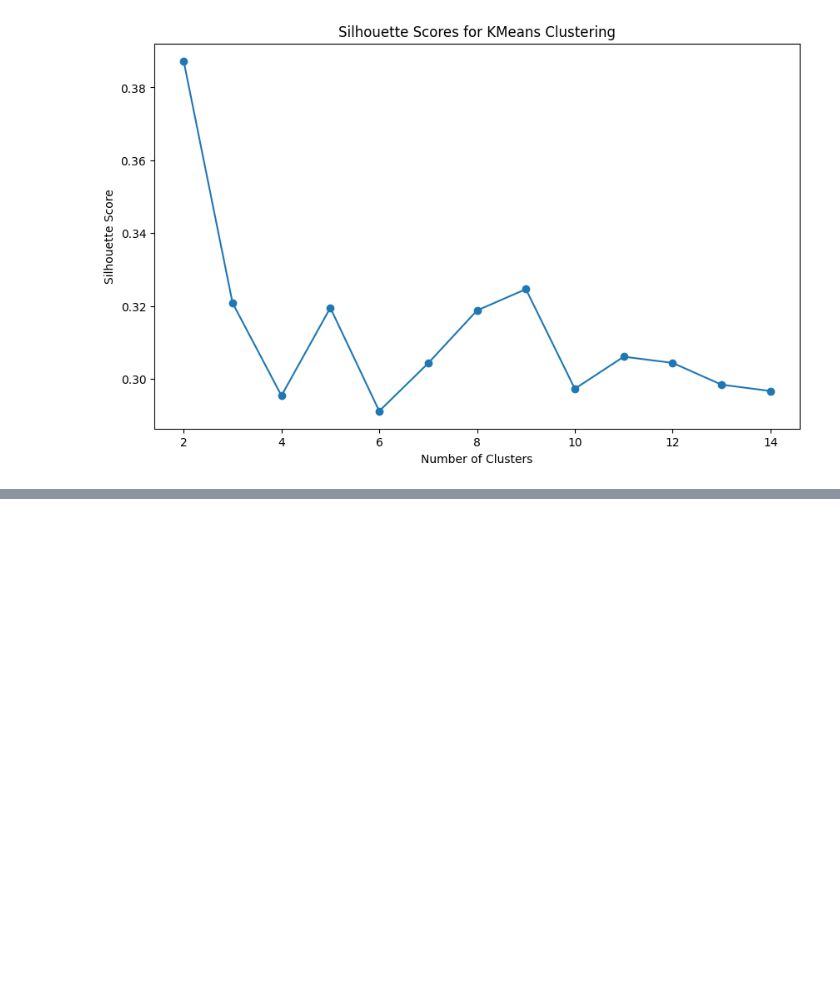
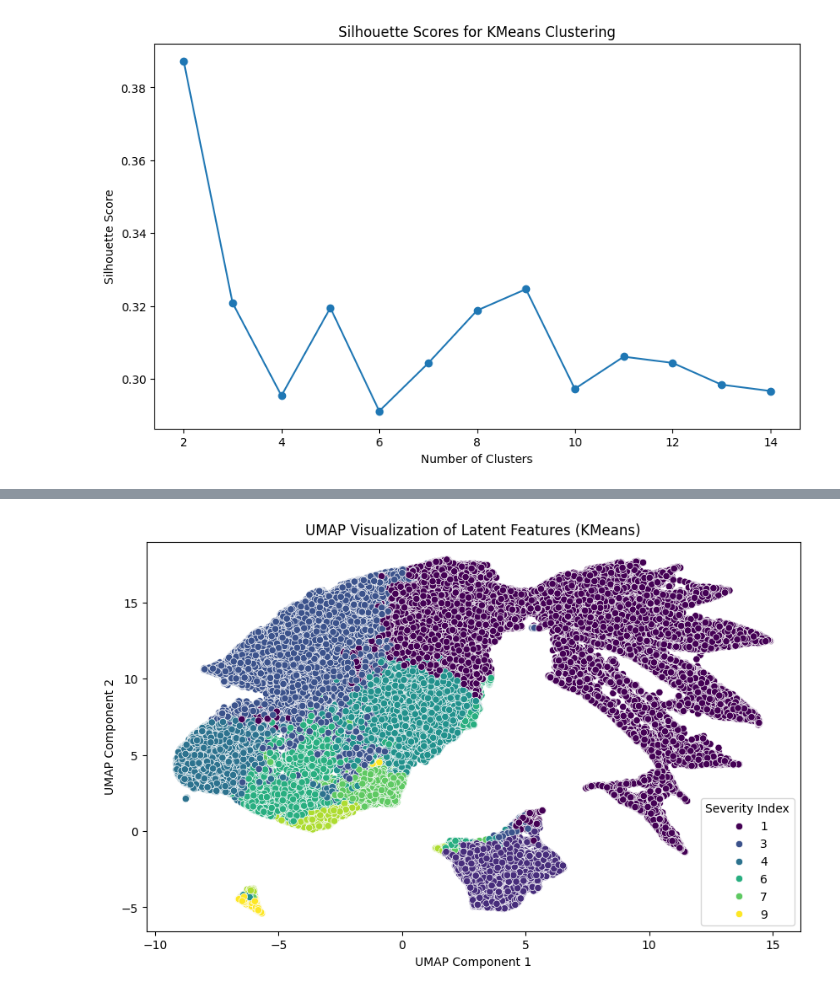
Before and after one commit to ImranBary/VITAI, a Jupyter notebook: analysis.ipynb, the cells around one changed output, grey strips where cells are left out. Drawn from its saved outputs; the diff is of its cells as text; code cells hidden in the pictures; blank space fills up the shorter version.

```diff
--- a/analysis.ipynb
+++ b/analysis.ipynb
@@ -235,19 +158,19 @@ plt.show()
 # %%
 # ------------------------------
 # UMAP Visualization
 # ------------------------------
-
 reducer = umap.UMAP(n_components=2, random_state=42)
 umap_results = reducer.fit_transform(X_scaled)
 
-# Plot UMAP results
 plt.figure(figsize=(10, 6))
 sns.scatterplot(x=umap_results[:, 0], y=umap_results[:, 1], hue=data['Severity_Index'], palette='viridis')
-plt.title(f'UMAP Visualization of Latent Features ({best_method})')
+plt.title('UMAP Visualization of Latent Features (KMeans)')
 plt.xlabel('UMAP Component 1')
 plt.ylabel('UMAP Component 2')
 plt.legend(title='Severity Index')
 plt.show()
+# %% [output]
+[figure, added]
 # %%
 # ------------------------------
 # Statistical Analysis
```
Also changed, not shown: parts of 19 cells of this notebook, 20 other files.
